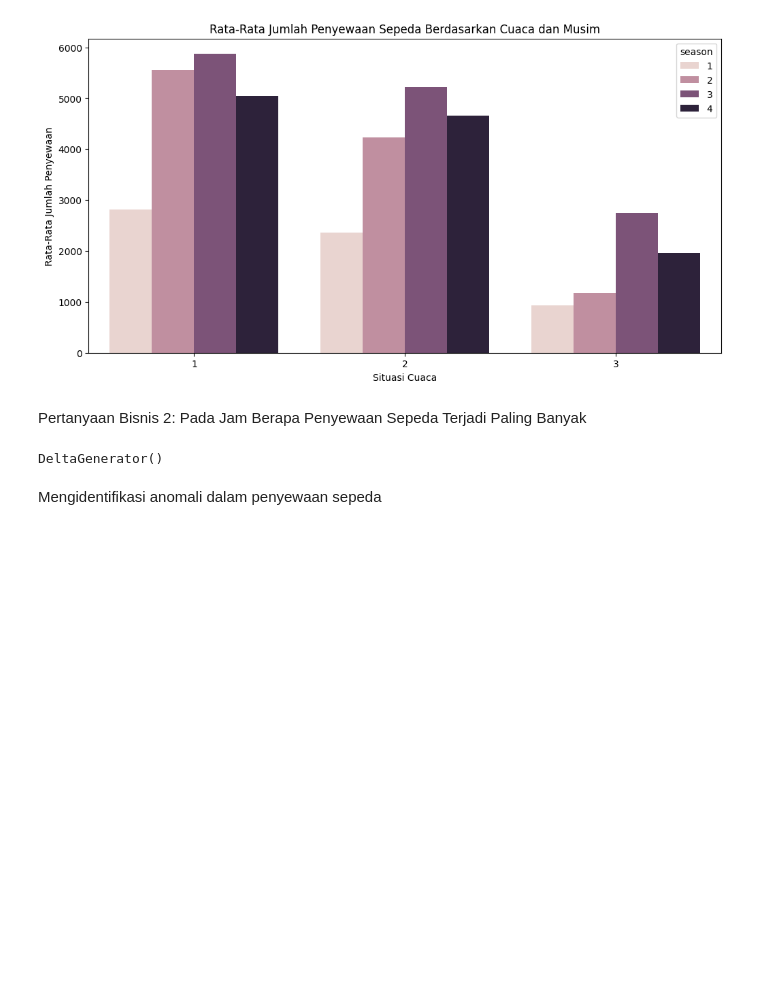
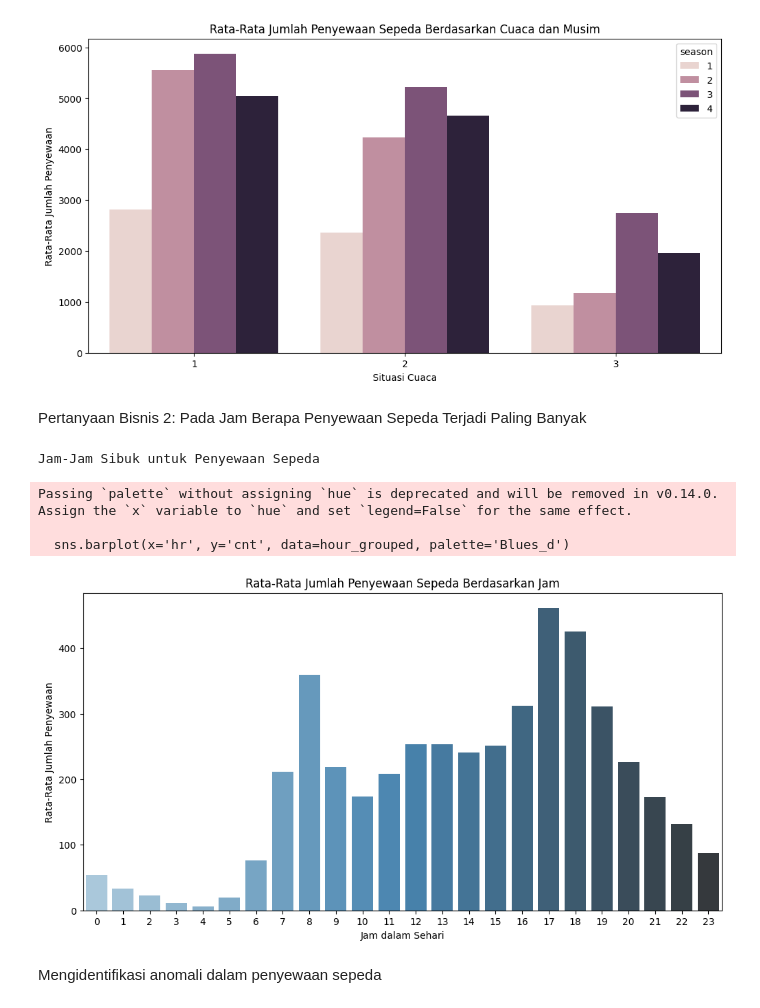
Before and after one commit to septiapriliawulandari/Analisis-Bike-Sharing-Dataset, a Jupyter notebook: notebook.ipynb, the cells around one changed output. Cells and saved outputs as stored; diff of their text form; code cells hidden in the pictures; blank space fills up the shorter version.

```diff
--- a/notebook.ipynb
+++ b/notebook.ipynb
@@ -19,8 +19,8 @@ import streamlit as st
 # %% [markdown]
 Load data
 # %%
-day_data = pd.read_csv('dashboard/data/day.csv')
-hour_data = pd.read_csv('dashboard/data/hour.csv')
+day_data = pd.read_csv('data/day.csv')
+hour_data = pd.read_csv('data/hour.csv')
 # %% [markdown]
 Pertanyaan Bisnis 1: Bagaimana Pengaruh Cuaca dan Musim Terhadap Jumlah Penyewaan Sepeda?
 # %%
@@ -43,16 +38,20 @@ DeltaGenerator()
 # %% [markdown]
 Pertanyaan Bisnis 2: Pada Jam Berapa Penyewaan Sepeda Terjadi Paling Banyak
 # %%
-st.header('Jam-Jam Sibuk untuk Penyewaan Sepeda')
+print('\nJam-Jam Sibuk untuk Penyewaan Sepeda')
 hour_grouped = hour_data.groupby('hr').agg({'cnt': 'mean'}).reset_index()
 plt.figure(figsize=(12, 6))
-sns.lineplot(x='hr', y='cnt', data=hour_grouped, marker='o')
+sns.barplot(x='hr', y='cnt', data=hour_grouped, palette='Blues_d')
 plt.title('Rata-Rata Jumlah Penyewaan Sepeda Berdasarkan Jam')
 plt.xlabel('Jam dalam Sehari')
 plt.ylabel('Rata-Rata Jumlah Penyewaan')
-st.pyplot(plt)
+plt.show()
 # %% [output]
-DeltaGenerator()
+Jam-Jam Sibuk untuk Penyewaan Sepeda
+Passing `palette` without assigning `hue` is deprecated and will be removed in v0.14.0. Assign the `x` variable to `hue` and set `legend=False` for the same effect.
+
+  sns.barplot(x='hr', y='cnt', data=hour_grouped, palette='Blues_d')
+[figure, added]
 # %% [markdown]
 Mengidentifikasi anomali dalam penyewaan sepeda
 # %%
```
Also changed, not shown: parts of 6 cells of this notebook, 5 other files.
